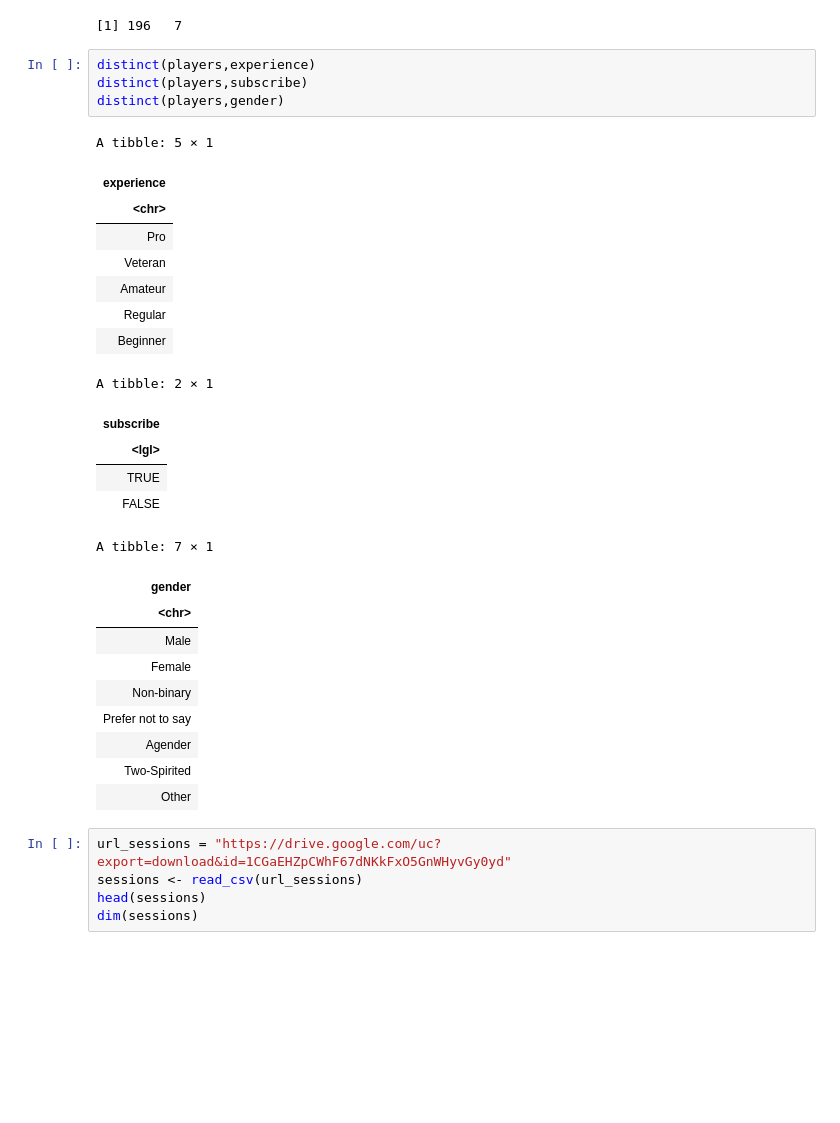
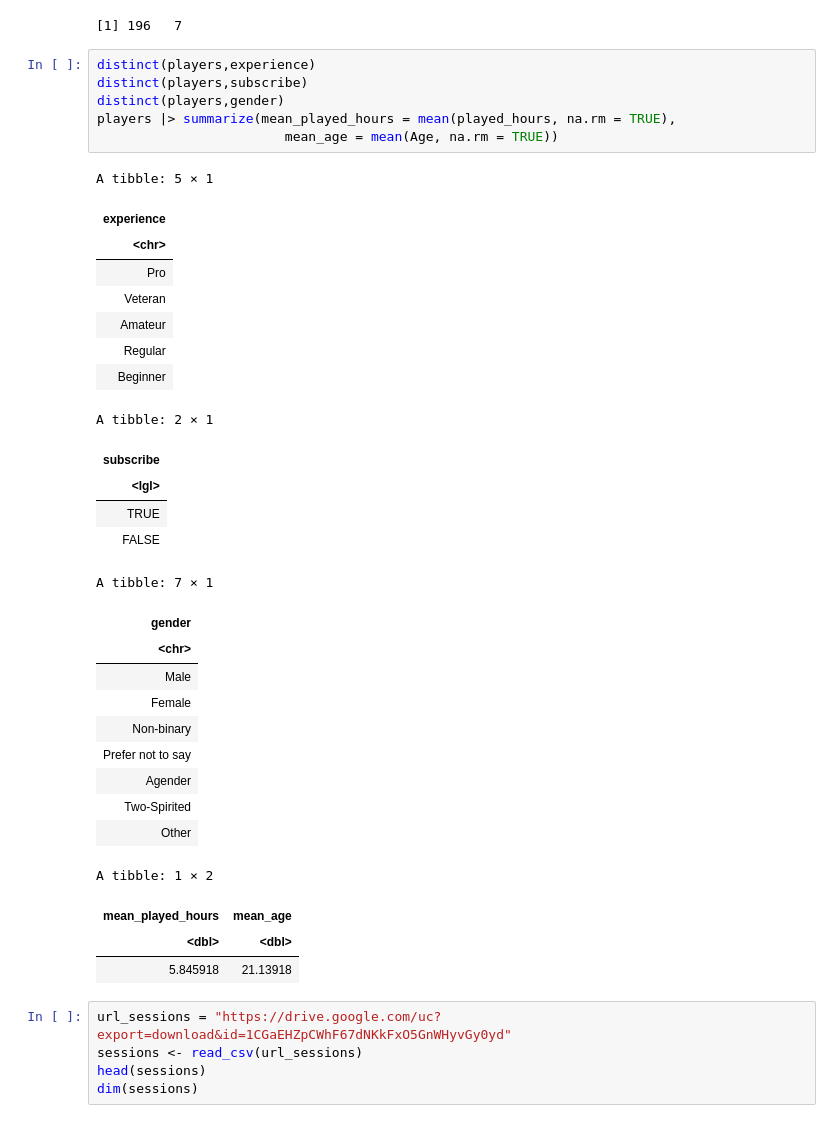
Before and after one commit to Jacky041027/DSCI100-Individual-plan, a Jupyter notebook: Individual plan.ipynb, the cells around one changed output. Drawn from its saved outputs; the diff is of its cells as text; blank space fills up the shorter version.

Commit message:
commit 4 question and mean value
add the mean value of Age and played hours, add part of selected question.

```diff
--- a/Individual plan.ipynb
+++ b/Individual plan.ipynb
@@ -35,31 +35,37 @@ A tibble: 6 × 7
 # %%
 distinct(players,experience)
 distinct(players,subscribe)
 distinct(players,gender)
+players |> summarize(mean_played_hours = mean(played_hours, na.rm = TRUE),
+                        mean_age = mean(Age, na.rm = TRUE))
 # %% [output]
 A tibble: 5 × 1
 | experience |
 | <chr> |
 | Pro |
 | Veteran |
 | Amateur |
 | Regular |
 | Beginner |
 A tibble: 2 × 1
 | subscribe |
 | <lgl> |
 | TRUE |
 | FALSE |
 A tibble: 7 × 1
 | gender |
 | <chr> |
 | Male |
 | Female |
 | Non-binary |
 | Prefer not to say |
 | Agender |
 | Two-Spirited |
 | Other |
+A tibble: 1 × 2
+| mean_played_hours | mean_age |
+| <dbl> | <dbl> |
+| 5.845918 | 21.13918 |
 # %%
 url_sessions = "https://drive.google.com/uc?export=download&id=1CGaEHZpCWhF67dNKkFxO5GnWHyvGy0yd"
 sessions <- read_csv(url_sessions)
```
Also changed, not shown: parts of 4 cells of this notebook.
